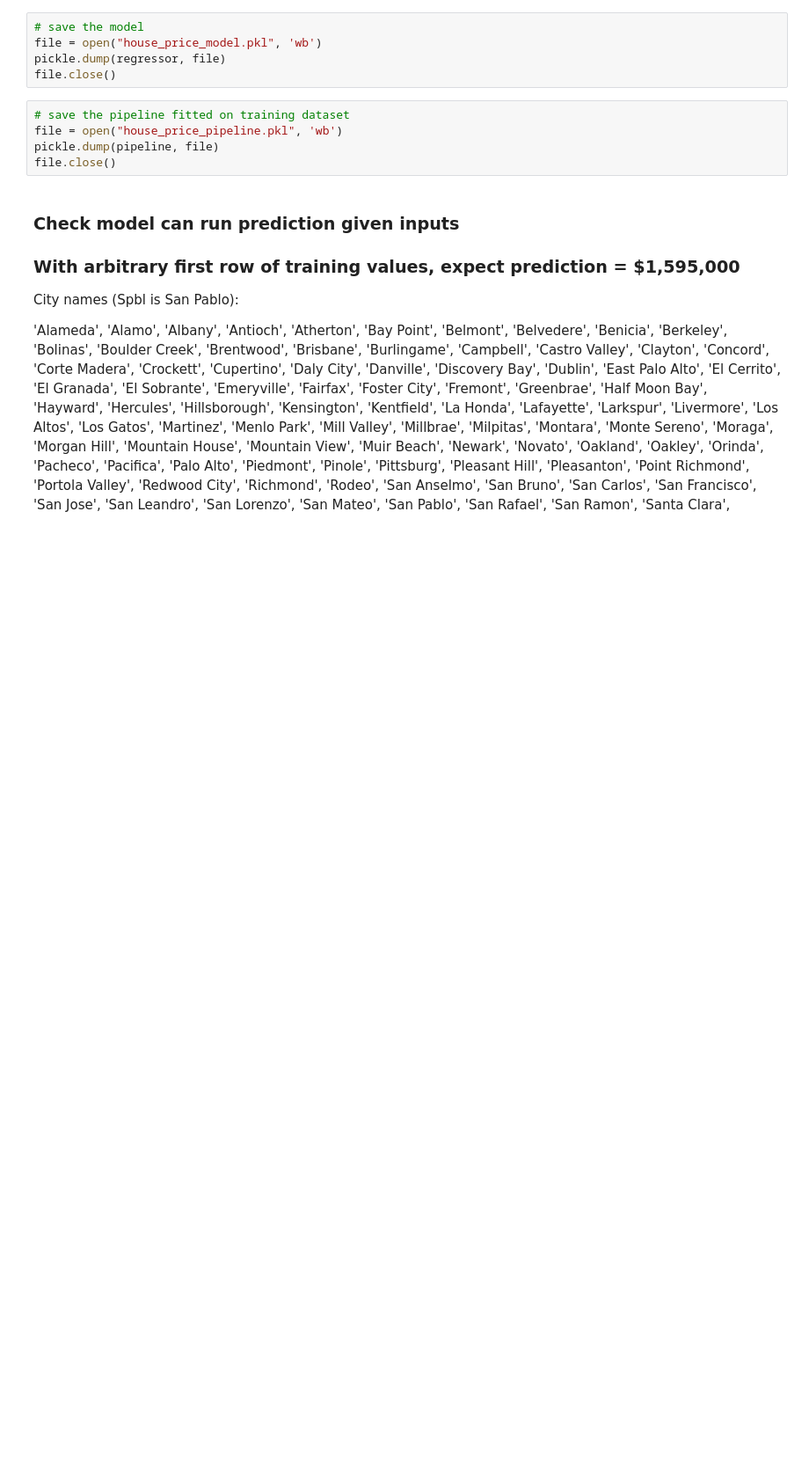
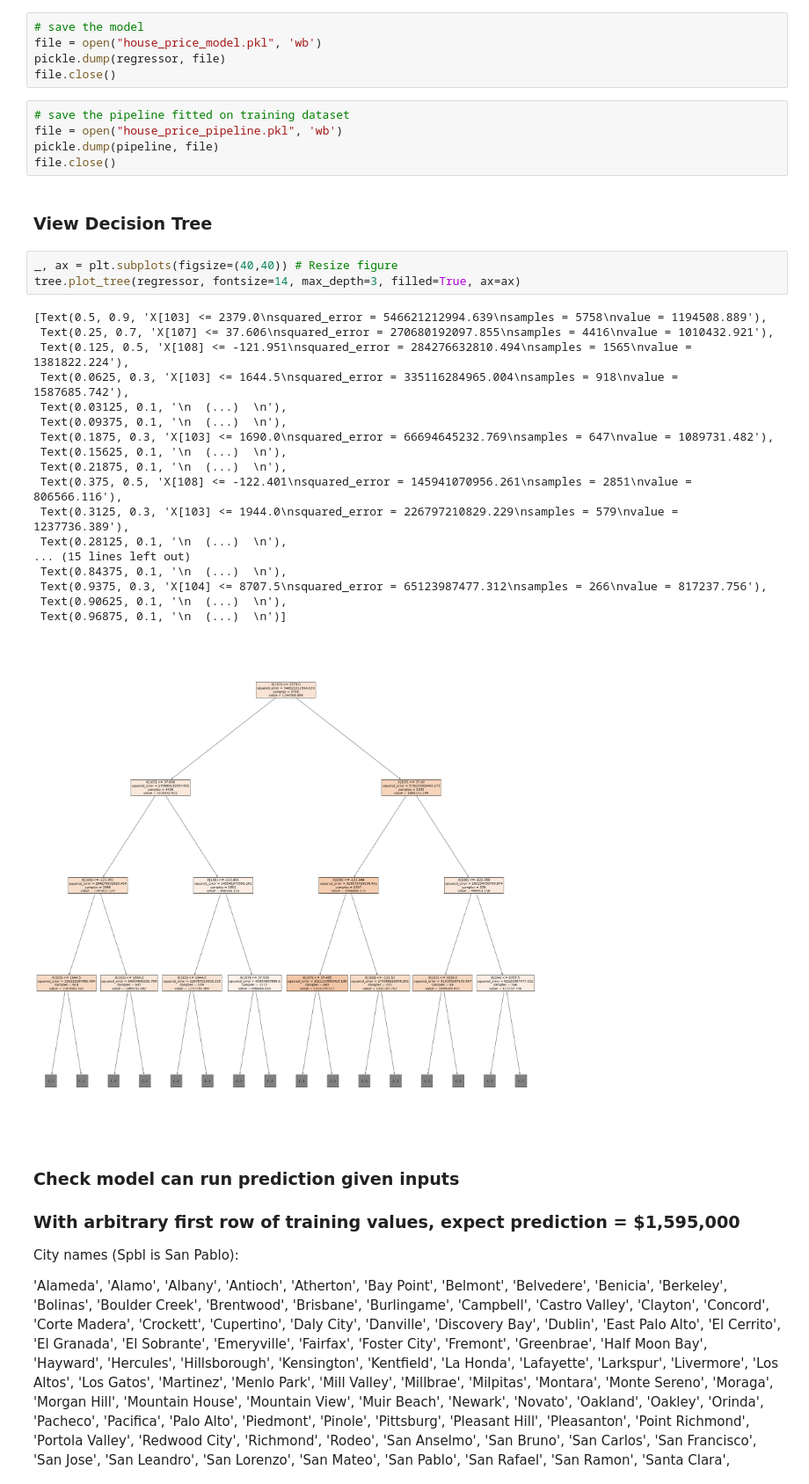
Before and after one commit to mdhsieh/smartphone-app-project, a Jupyter notebook: house_price_model_cmpe_277.ipynb, the cells around one changed output. Shown at 88% size. Saved outputs shown, nothing was run; the diff lists cells and outputs as text; blank space fills up the shorter version.

Commit message:
feat: Visualize decision tree. Re-train and test models on same inputs, including city name. Add MLP and logistic regressor. Update Markdown results.

```diff
--- a/house_price_model_cmpe_277.ipynb
+++ b/house_price_model_cmpe_277.ipynb
@@ -273,6 +308,30 @@ file.close()
 file = open("house_price_pipeline.pkl", 'wb')
 pickle.dump(pipeline, file)
 file.close()
+# %% [markdown]
+### View Decision Tree
+# %%
+_, ax = plt.subplots(figsize=(40,40)) # Resize figure
+tree.plot_tree(regressor, fontsize=14, max_depth=3, filled=True, ax=ax)
+# %% [output]
+[Text(0.5, 0.9, 'X[103] <= 2379.0\nsquared_error = 546621212994.639\nsamples = 5758\nvalue = 1194508.889'),
+ Text(0.25, 0.7, 'X[107] <= 37.606\nsquared_error = 270680192097.855\nsamples = 4416\nvalue = 1010432.921'),
+ Text(0.125, 0.5, 'X[108] <= -121.951\nsquared_error = 284276632810.494\nsamples = 1565\nvalue = 1381822.224'),
+ Text(0.0625, 0.3, 'X[103] <= 1644.5\nsquared_error = 335116284965.004\nsamples = 918\nvalue = 1587685.742'),
+ Text(0.03125, 0.1, '\n  (...)  \n'),
+ Text(0.09375, 0.1, '\n  (...)  \n'),
+ Text(0.1875, 0.3, 'X[103] <= 1690.0\nsquared_error = 66694645232.769\nsamples = 647\nvalue = 1089731.482'),
+ Text(0.15625, 0.1, '\n  (...)  \n'),
+ Text(0.21875, 0.1, '\n  (...)  \n'),
+ Text(0.375, 0.5, 'X[108] <= -122.401\nsquared_error = 145941070956.261\nsamples = 2851\nvalue = 806566.116'),
+ Text(0.3125, 0.3, 'X[103] <= 1944.0\nsquared_error = 226797210829.229\nsamples = 579\nvalue = 1237736.389'),
+ Text(0.28125, 0.1, '\n  (...)  \n'),
+... (15 lines left out)
+ Text(0.84375, 0.1, '\n  (...)  \n'),
+ Text(0.9375, 0.3, 'X[104] <= 8707.5\nsquared_error = 65123987477.312\nsamples = 266\nvalue = 817237.756'),
+ Text(0.90625, 0.1, '\n  (...)  \n'),
+ Text(0.96875, 0.1, '\n  (...)  \n')]
+[figure, added]
 # %% [markdown]
 ### Check model can run prediction given inputs
 ### With arbitrary first row of training values, expect prediction = $1,595,000
```
Also changed, not shown: parts of 5 cells of this notebook.
